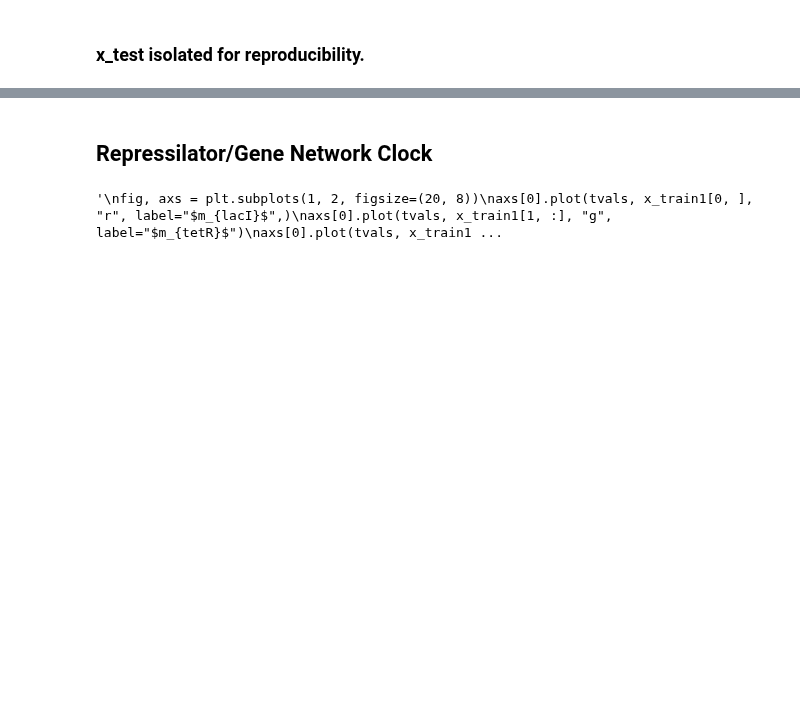
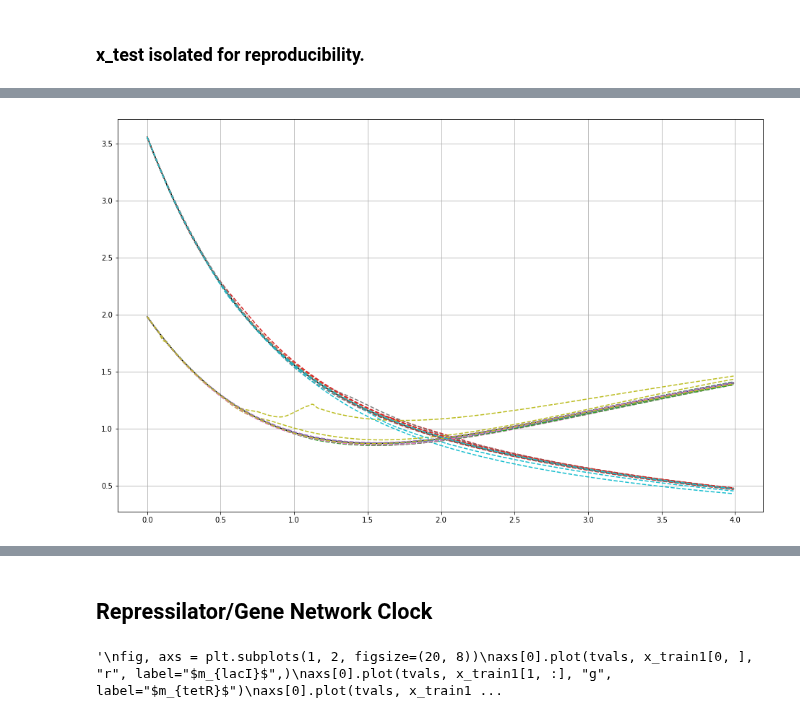
Before and after one commit to ainsleylaiuw/ISB-Hadlock-Lai, a Jupyter notebook: Ex_System.ipynb, the cells around one changed output, grey strips where cells are left out. Cells and saved outputs as stored; diff of their text form; code cells hidden in the pictures; blank space fills up the shorter version.

```diff
--- a/Ex_System.ipynb
+++ b/Ex_System.ipynb
@@ -1403,0 +1291,45 @@ plt.grid(True)
+# %%
+a, b = 2, 1
+beta, gamma = 2, 2
+dudt = lambda u, v: -u + (a / (1+v**beta))
+dvdt = lambda u, v: -v + (b / (1+u**gamma))
+netswitch = lambda t, x: np.array([dudt(x[0], x[1]),
+                                   dvdt(x[0], x[1])
+                                  ])
+t_sym = sp.symbols("t_sym")
+x_sym = sp.symbols("x:%d" % r)
+x_dot_sym = sp.symbols("x:%d_dot" % r)
+x_test = solve_ivp(netswitch, t_span, x0_test, t_eval=t).y.T
+# Plot the results for each of the models
+plt.figure(figsize=(16, 10))
+plt.plot(t, x_test, color="k", linestyle="solid", label="True")
+for i in range(len(Sym_eqns[0][0])): #need to generalize for all Sym_eqns[all indexes]
+    ax = plt.gca()
+    #if i != nfeatures - 1:
+        #ax.set_xticklabels([])
+    if len(Sym_eqns[0][0][i]) != 0:
+        # ODE og code
+        #ODE_Func1 = sp.lambdify([t_sym, x_sym], u_sym_equations_simplified[i][0])
+        ODE_Func2 = lambda t, x: np.array([sp.lambdify(x_sym, Sym_eqns[0][0][i][0])(x[0], x[1]),
+                                           sp.lambdify(x_sym, Sym_eqns[1][0][i][0])(x[0], x[1])
+                                         ])
+        # Now simulate the system we identified
+        x_test_sim = solve_ivp(ODE_Func2, t_span, x0_test, t_eval=t).y.T
+        if (
+            np.linalg.norm(x_test_sim) < 1e3
+            and Sym_eqns[0][1][i] != 0
+            and Sym_eqns[1][1][i] != 0 #need to do for all Sym_eqns[all indexes]
+        ):
+            plt.plot(
+                t,
+                x_test_sim,
+                linestyle="dashed"#,
+                #label=str(sp.sympify(u_features_formatted[i]))
+                #+ " = "
+                #+ str(u_sym_equations_rounded_simplified[i]),
+            )
+plt.grid(True)
+#ax.set_ylim([0, 2])
+#plt.legend(fontsize=8)
+# %% [output]
+[figure, added]
```
Also changed, not shown: parts of 25 cells of this notebook.
